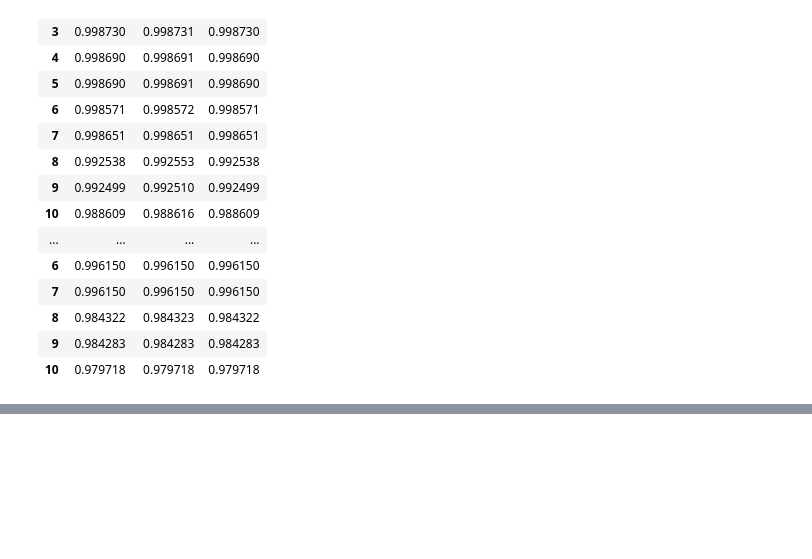
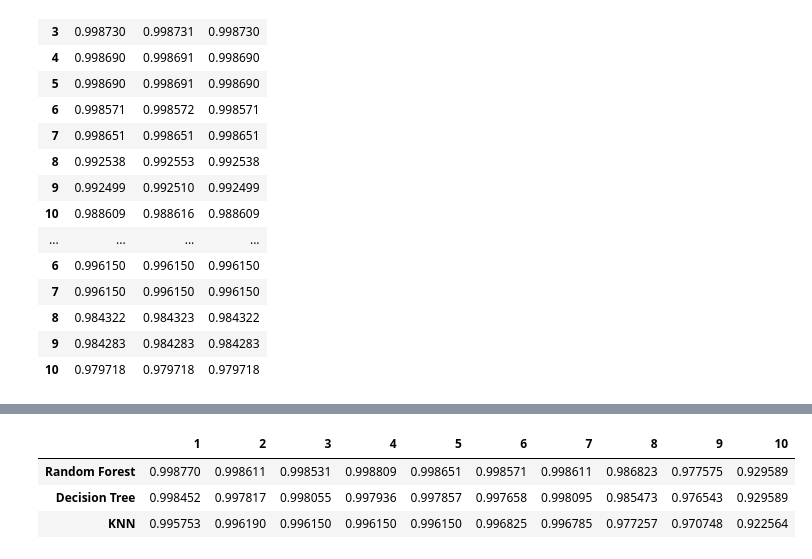
Before and after one commit to aravinds44/IntrusionDetection, a Jupyter notebook: NSL KDD/FeatureSelectionBinary/feature_ranking/feature_ensemble/top_features_in_filters.ipynb, the cells around one changed output, grey strips where cells are left out. Drawn from its saved outputs; the diff is of its cells as text; code cells hidden in the pictures; blank space fills up the shorter version.

```diff
--- a/NSL KDD/FeatureSelectionBinary/feature_ranking/feature_ensemble/top_features_in_filters.ipynb
+++ b/NSL KDD/FeatureSelectionBinary/feature_ranking/feature_ensemble/top_features_in_filters.ipynb
@@ -569,0 +671,7 @@ results_df
+# %%
+results_df
+# %% [output]
+|  | 1 | 2 | 3 | 4 | 5 | 6 | 7 | 8 | 9 | 10 |
+| Random Forest | 0.998770 | 0.998611 | 0.998531 | 0.998809 | 0.998651 | 0.998571 | 0.998611 | 0.986823 | 0.977575 | 0.929589 |
+| Decision Tree | 0.998452 | 0.997817 | 0.998055 | 0.997936 | 0.997857 | 0.997658 | 0.998095 | 0.985473 | 0.976543 | 0.929589 |
+| KNN | 0.995753 | 0.996190 | 0.996150 | 0.996150 | 0.996150 | 0.996825 | 0.996785 | 0.977257 | 0.970748 | 0.922564 |
```
Also changed, not shown: parts of 11 cells of this notebook.
